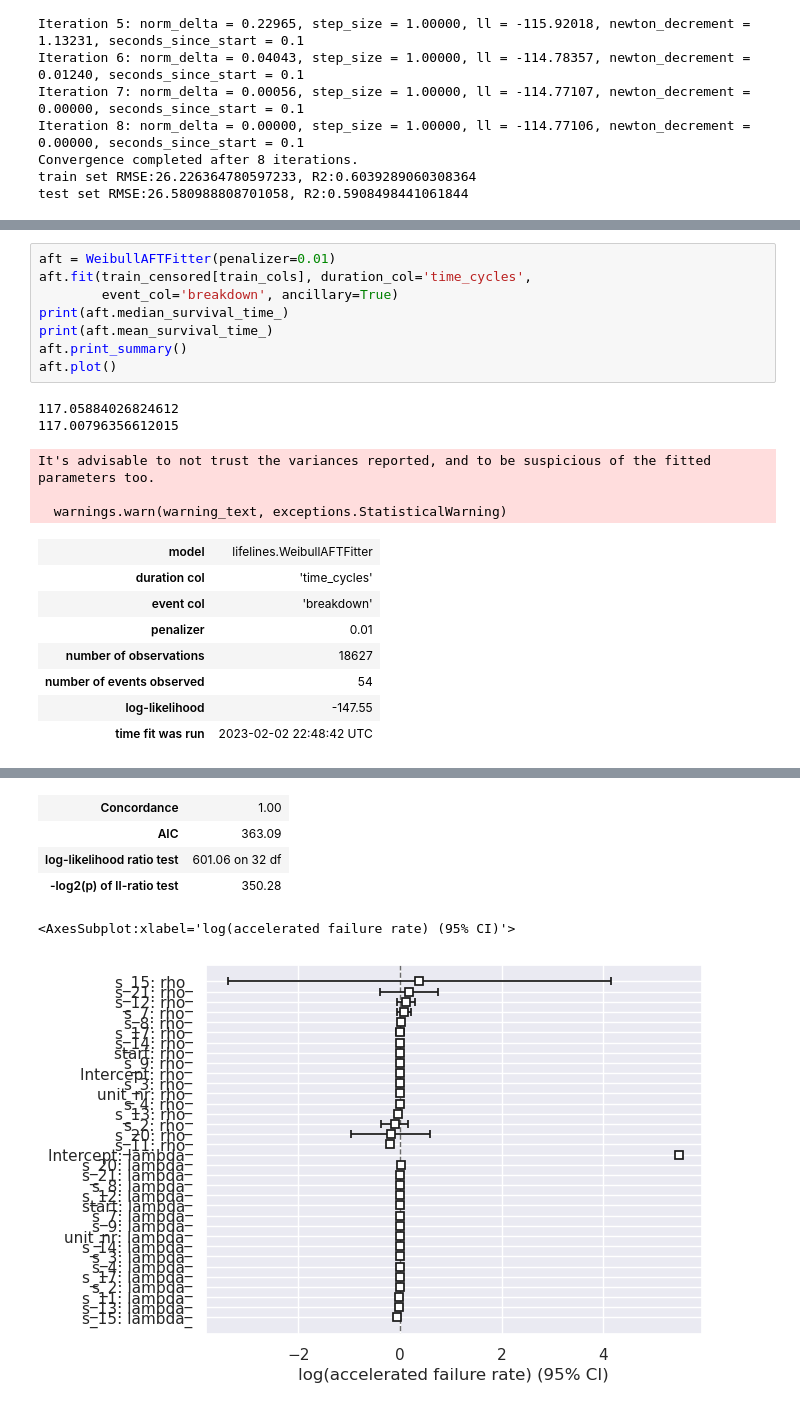
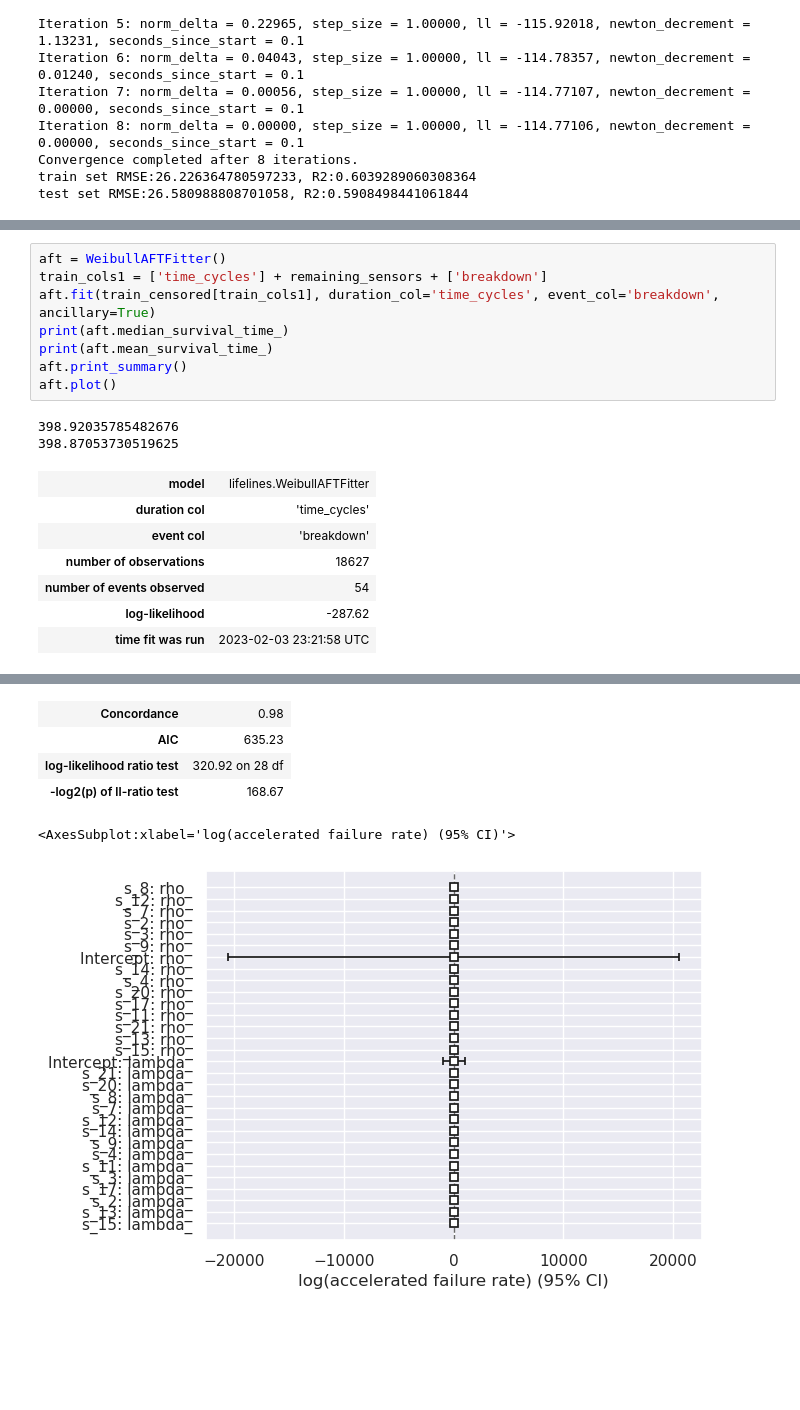
Before and after one commit to xxl4tomxu98/NASA-Jet-Engine-Maintenance, a Jupyter notebook: Survival Analysis/survival.ipynb, the cells around one changed output, grey strips where cells are left out. Drawn from its saved outputs; the diff is of its cells as text; blank space fills up the shorter version.

Commit message:
fixed weibull

```diff
--- a/Survival Analysis/survival.ipynb
+++ b/Survival Analysis/survival.ipynb
@@ -347,25 +342,21 @@ Convergence failed. See any warning messages.
 <AxesSubplot:>
 [figure]
 # %%
-aft = WeibullAFTFitter(penalizer=0.01)
-aft.fit(train_censored[train_cols], duration_col='time_cycles',
-        event_col='breakdown', ancillary=True)
+aft = WeibullAFTFitter()
+train_cols1 = ['time_cycles'] + remaining_sensors + ['breakdown']
+aft.fit(train_censored[train_cols1], duration_col='time_cycles', event_col='breakdown', ancillary=True)
 print(aft.median_survival_time_)
 print(aft.mean_survival_time_)
 aft.print_summary()
 aft.plot()
 # %% [output]
-117.05884026824612
-117.00796356612015
+398.92035785482676
+398.87053730519625
-It's advisable to not trust the variances reported, and to be suspicious of the fitted parameters too.
-
-  warnings.warn(warning_text, exceptions.StatisticalWarning)
 | model | lifelines.WeibullAFTFitter |
 | duration col | 'time_cycles' |
 | event col | 'breakdown' |
-| penalizer | 0.01 |
 | number of observations | 18627 |
 | number of events observed | 54 |
-| log-likelihood | -147.55 |
-| time fit was run | 2023-02-02 22:48:42 UTC |
+| log-likelihood | -287.62 |
+| time fit was run | 2023-02-03 23:21:58 UTC |
 |  |  | coef | exp(coef) | se(coef) | coef lower 95% | coef upper 95% | exp(coef) lower 95% | ... |
@@ -388,6 +379,6 @@ It's advisable to not trust the variances reported, and to be suspicious of the
-| Concordance | 1.00 |
-| AIC | 363.09 |
-| log-likelihood ratio test | 601.06 on 32 df |
-| -log2(p) of ll-ratio test | 350.28 |
+| Concordance | 0.98 |
+| AIC | 635.23 |
+| log-likelihood ratio test | 320.92 on 28 df |
+| -log2(p) of ll-ratio test | 168.67 |
-<AxesSubplot:xlabel='log(accelerated failure rate) (95% CI)'>
+<AxesSubplot:xlabel='log(accelerated failure rate) (95% CI)'>
-[figure, old version]
+[figure, new version]
```
Also changed, not shown: parts of 5 cells of this notebook.
